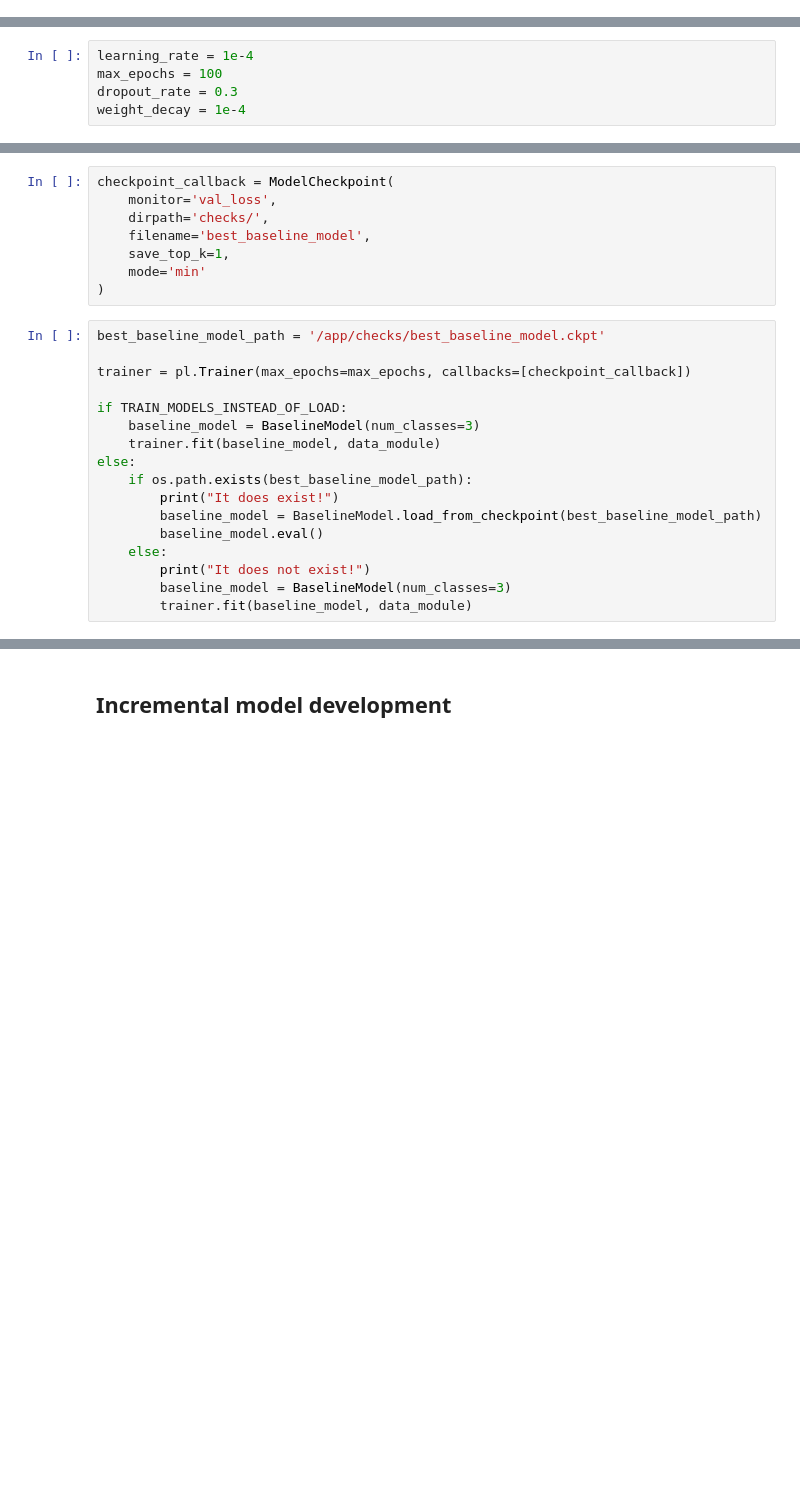
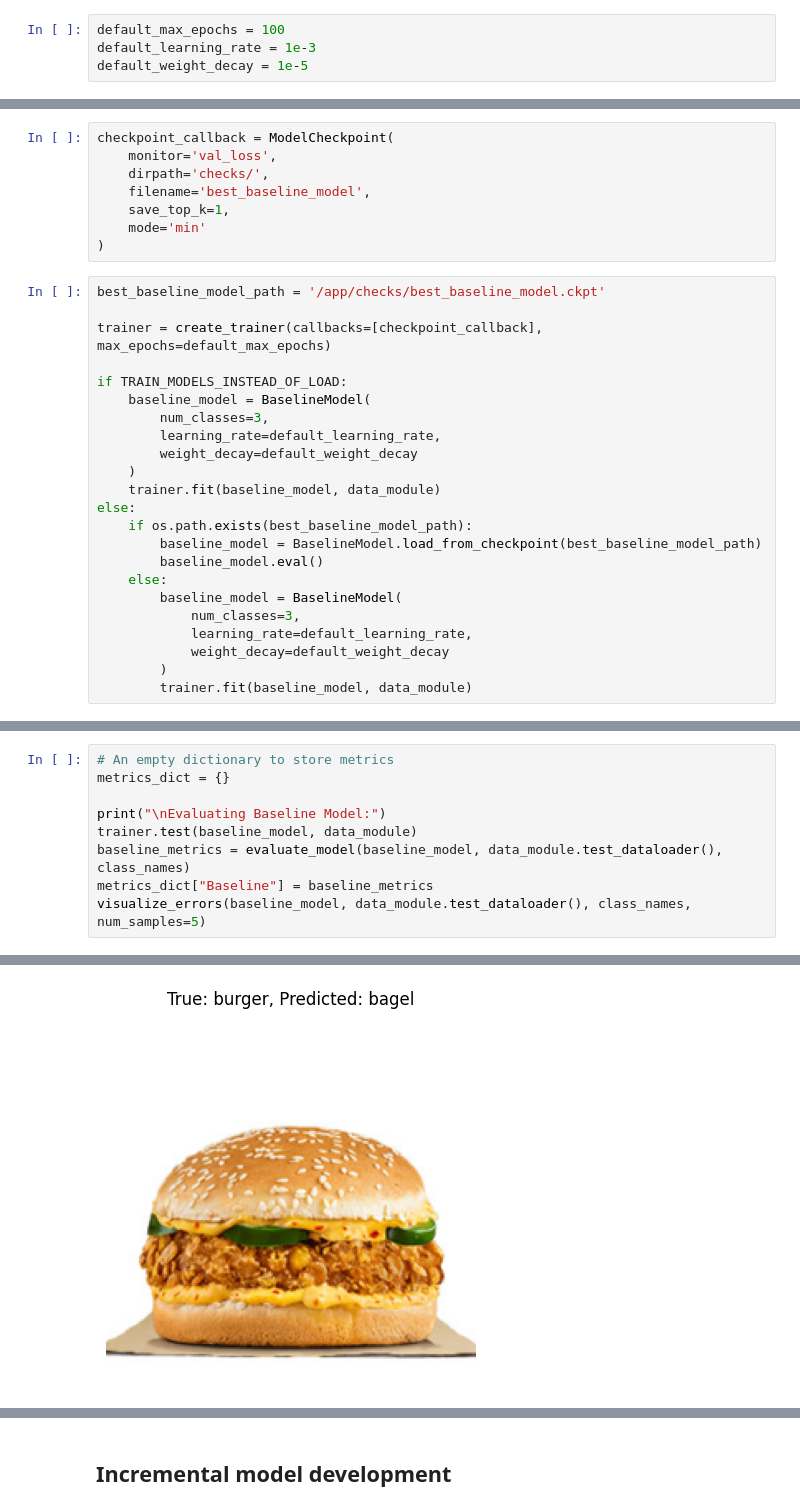
Before and after one commit to ironhamma/BMEVITMMA19_homework, a Jupyter notebook: homework.ipynb, the cells around one changed output, grey strips where cells are left out. Cells and saved outputs as stored; diff of their text form; blank space fills up the shorter version.

```diff
--- a/homework.ipynb
+++ b/homework.ipynb
@@ -304,0 +396,4 @@ def evaluate_model(model, dataloader, classes, logger=None):
+# %%
+default_max_epochs = 100
+default_learning_rate = 1e-3
+default_weight_decay = 1e-5
@@ -309,8 +640,3 @@ def evaluate_model(model, dataloader, classes, logger=None):
-# %%
-learning_rate = 1e-4
-max_epochs = 100
-dropout_rate = 0.3
-weight_decay = 1e-4
 # %% [markdown]
 ### Define baseline model
 # %%
@@ -381,18 +710,24 @@ checkpoint_callback = ModelCheckpoint(
 # %%
 best_baseline_model_path = '/app/checks/best_baseline_model.ckpt'
 
-trainer = pl.Trainer(max_epochs=max_epochs, callbacks=[checkpoint_callback])
+trainer = create_trainer(callbacks=[checkpoint_callback], max_epochs=default_max_epochs)
 
 if TRAIN_MODELS_INSTEAD_OF_LOAD:
-    baseline_model = BaselineModel(num_classes=3)
+    baseline_model = BaselineModel(
+        num_classes=3,
+        learning_rate=default_learning_rate,
+        weight_decay=default_weight_decay
+    )
     trainer.fit(baseline_model, data_module)
 else:
     if os.path.exists(best_baseline_model_path):
-        print("It does exist!")
         baseline_model = BaselineModel.load_from_checkpoint(best_baseline_model_path)
         baseline_model.eval()
     else:
-        print("It does not exist!")
-        baseline_model = BaselineModel(num_classes=3)
+        baseline_model = BaselineModel(
+            num_classes=3,
+            learning_rate=default_learning_rate,
+            weight_decay=default_weight_decay
+        )
         trainer.fit(baseline_model, data_module)
 # %% [output]
@@ -444,0 +758,10 @@ F1 Score: 0.1667
+# %%
+# An empty dictionary to store metrics
+metrics_dict = {}
+
+print("\nEvaluating Baseline Model:")
+trainer.test(baseline_model, data_module)
+baseline_metrics = evaluate_model(baseline_model, data_module.test_dataloader(), class_names)
+metrics_dict["Baseline"] = baseline_metrics
+visualize_errors(baseline_model, data_module.test_dataloader(), class_names, num_samples=5)
+# %% [output]
@@ -444,0 +793 @@ F1 Score: 0.1667
+[figure, added]
```
Also changed, not shown: parts of 46 cells of this notebook, 1 other file.
